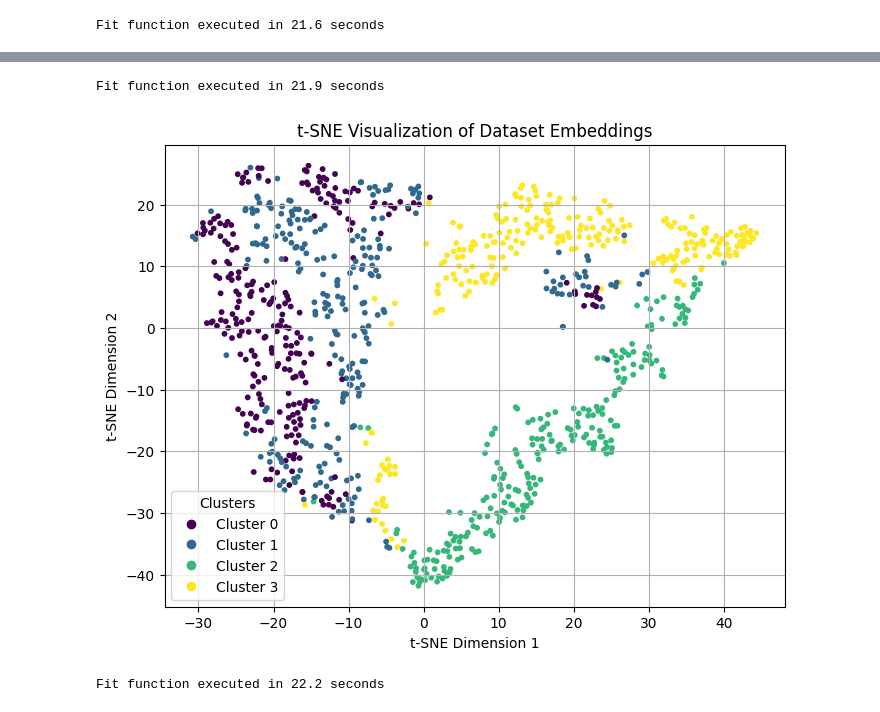
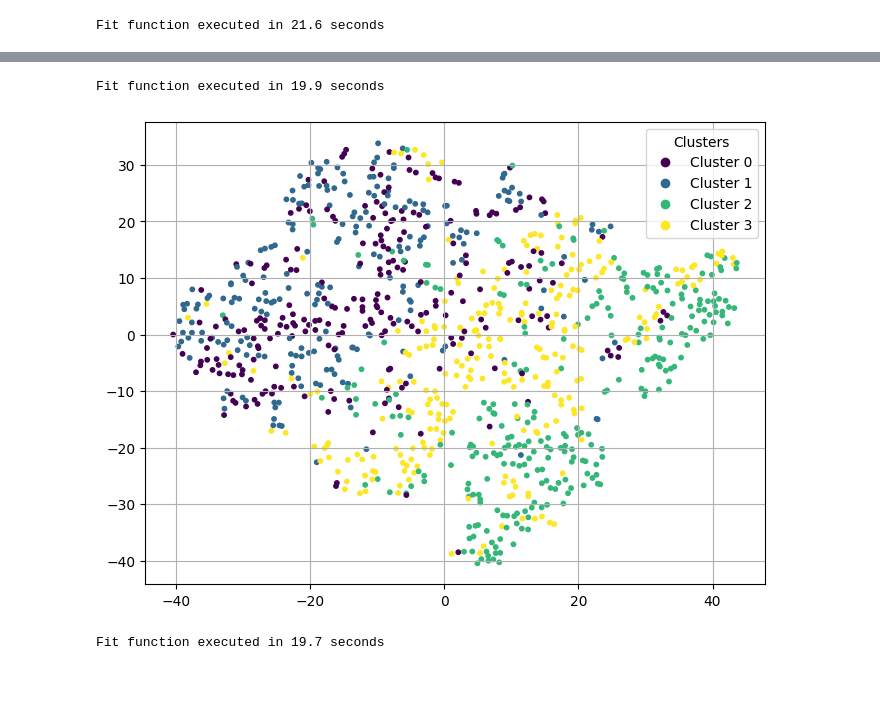
Before and after one commit to tmb2k01/TDK_2024, a Jupyter notebook: timeseries_clustering.ipynb, the cells around one changed output, grey strips where cells are left out. Drawn from its saved outputs; the diff is of its cells as text; code cells hidden in the pictures; blank space fills up the shorter version.

```diff
--- a/timeseries_clustering.ipynb
+++ b/timeseries_clustering.ipynb
@@ -263,46 +260,43 @@ plt.show()
 # %%
-name = "Symbols"
+name = "Car"
 n_clusters = 4
 dataset = TimeSeriesDataset(name, 1000, 5, 5)
 kmeans = KS_KMeans(n_clusters=n_clusters, basepoints_num=50).fit(dataset.segments)
 # %% [output]
-Fit function executed in 21.9 seconds
+Fit function executed in 19.9 seconds
 # %%
 # Reduce the dataset embedding vectors to 2D using t-SNE
 embedding_vectors = np.array(
     kmeans.distances
 )  # Assuming dataset.segments contains the embedding vectors
 tsne = TSNE(n_components=2, random_state=42)
 reduced_embeddings = tsne.fit_transform(embedding_vectors)
 
 # Plot the 2D embeddings
 plt.figure(figsize=(8, 6))
 scatter = plt.scatter(
     reduced_embeddings[:, 0],
     reduced_embeddings[:, 1],
     c=dataset.labels,
     cmap="viridis",
     s=10,
 )
-plt.title("t-SNE Visualization of Dataset Embeddings")
-plt.xlabel("t-SNE Dimension 1")
-plt.ylabel("t-SNE Dimension 2")
 plt.grid(True)
 
 # Add legend
 handles, labels = scatter.legend_elements(prop="colors")
 plt.legend(handles, [f"Cluster {i}" for i in range(len(handles))], title="Clusters")
 
 plt.show()
 # %% [output]
-[figure, old version]
+[figure, new version]
 # %%
-name = "Symbols"
+name = "Car"
 n_clusters = 4
 dataset = TimeSeriesDataset(name, 1000, 10, 10)
 kmeans = KS_KMeans(n_clusters=n_clusters, basepoints_num=50).fit(dataset.segments)
 # %% [output]
-Fit function executed in 22.2 seconds
+Fit function executed in 19.7 seconds
 # %%
 # Reduce the dataset embedding vectors to 2D using t-SNE
 embedding_vectors = np.array(
```
Also changed, not shown: parts of 9 cells of this notebook, 6 other files.
